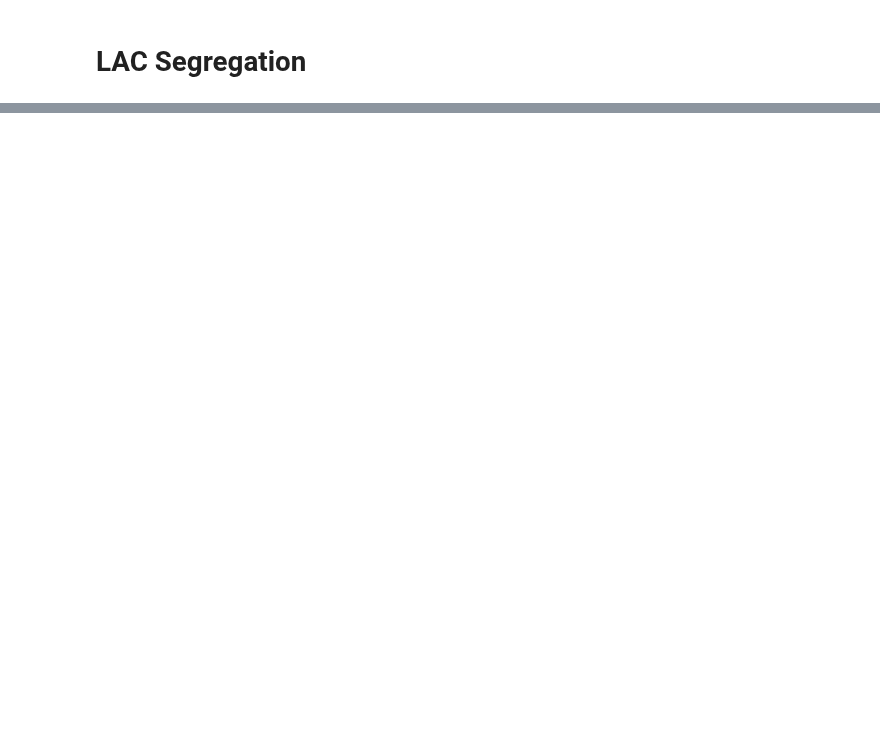
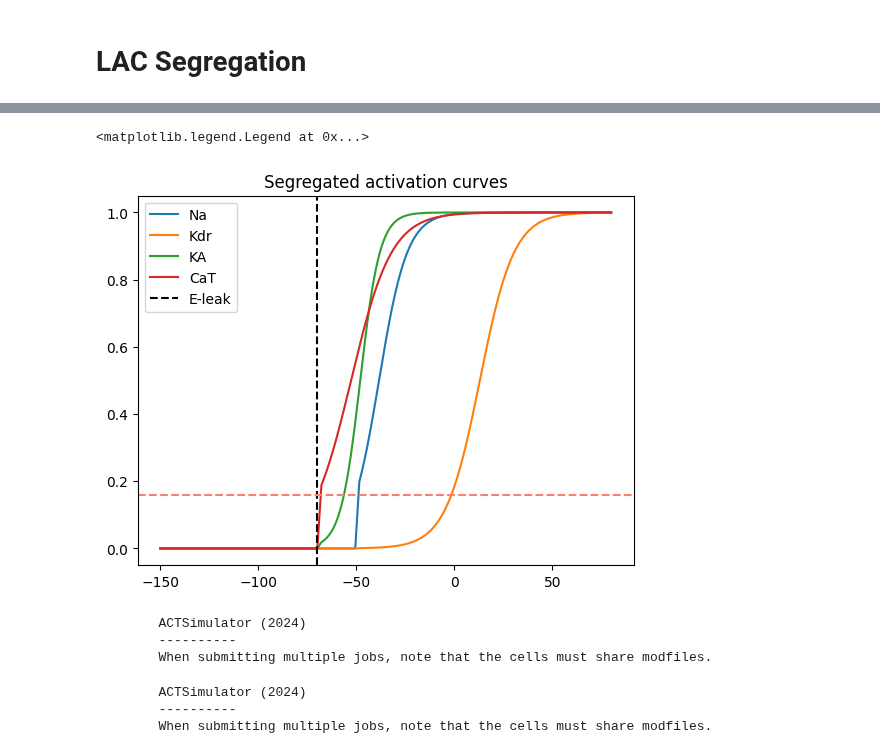
Before and after one commit to V-Marco/ACT, a Jupyter notebook: data/LAC/LAC_segregation.ipynb, the cells around one changed output, grey strips where cells are left out. Drawn from its saved outputs; the diff is of its cells as text; code cells hidden in the pictures; blank space fills up the shorter version.

```diff
--- a/data/LAC/LAC_segregation.ipynb
+++ b/data/LAC/LAC_segregation.ipynb
@@ -49,3 +56,3 @@ plt.legend()
 # %%
 segregator = ACTSegregator()
-seg_Na, seg_Kdr = segregator.segregate(v, [Na(v), Kdr(v)])
+segregated_bursting = segregator.segregate(v, [Nap(v), Im(v)])
@@ -52,2 +77,2 @@ seg_Na, seg_Kdr = segregator.segregate(v, [Na(v), Kdr(v)])
 # %%
-segregated_bursting = segregator.segregate(v, [KA(v), CaT(v), CaS(v)])
+segregated_spiking = segregator.segregate(v, [Na3_m(v), Kdr(v)])
@@ -54,7 +97,45 @@ segregated_bursting = segregator.segregate(v, [KA(v), CaT(v), CaS(v)])
 # %%
-plt.plot(v, seg_Na, label = 'Na')
-plt.plot(v, seg_Kdr, label = 'Kdr')
+for ac, ac_name in zip(segregated_spiking, ["Na", "Kdr"]):
+    plt.plot(v, ac, label = ac_name)
+for ac, ac_name in zip(segregated_bursting, ["KA", "CaT", "CaS"]):
+    plt.plot(v, ac, label = ac_name)
+
 plt.title("Segregated activation curves")
-plt.axvline(-54.3, color = 'black', ls = '--', label = "E-leak")
+plt.axvline(-70, color = 'black', ls = '--', label = "E-leak")
 plt.axhline(0.16, color = 'salmon', ls = '--')
 plt.legend()
+# %% [output]
+<matplotlib.legend.Legend at 0x...>
+[figure, added]
+# %%
+orig_cell = ACTCellModel(
+    path_to_hoc_file = "./orig/template.hoc",
+    path_to_mod_files = "./orig/modfiles",
+    active_channels = ["gbar_na3", "gkdrbar_kdr", "gbar_nap", "gmbar_im"],
+    passive_properties = PassiveProperties(leak_conductance_variable = "glbar_leak"),
+    cell_name = "LAC_orig"
+)
+
+simulator = ACTSimulator(output_folder_name = "output")
+simulator.submit_job(orig_cell, SimulationParameters(sim_name = "LAC_orig", sim_idx = 1, h_celsius = 31.0 , h_v_init=-70, CI = CurrentInjection(type = "constant", amp = 0.3)))
+simulator.run_jobs(1)
+# %% [output]
+        ACTSimulator (2024)
+        ----------
+        When submitting multiple jobs, note that the cells must share modfiles.
+# %%
+seg_cell = ACTCellModel(
+    path_to_hoc_file = "./seg/template.hoc",
+    path_to_mod_files = "./seg/modfiles",
+    active_channels = ["gbar_na3", "gkdrbar_kdr", "gbar_nap", "gmbar_im"],
+    passive_properties = PassiveProperties(leak_conductance_variable = "glbar_leak"),
+    cell_name = "LAC_seg"
+)
+
+simulator = ACTSimulator(output_folder_name = "output")
+simulator.submit_job(seg_cell, SimulationParameters(sim_name = "LAC_seg", sim_idx = 1, h_celsius = 31.0 , h_v_init=-70 , CI = CurrentInjection(type = "constant", amp = 0.3)))
+simulator.run_jobs(1)
+# %% [output]
+        ACTSimulator (2024)
+        ----------
+        When submitting multiple jobs, note that the cells must share modfiles.
```
Also changed, not shown: parts of 7 cells of this notebook, 13 other files.
